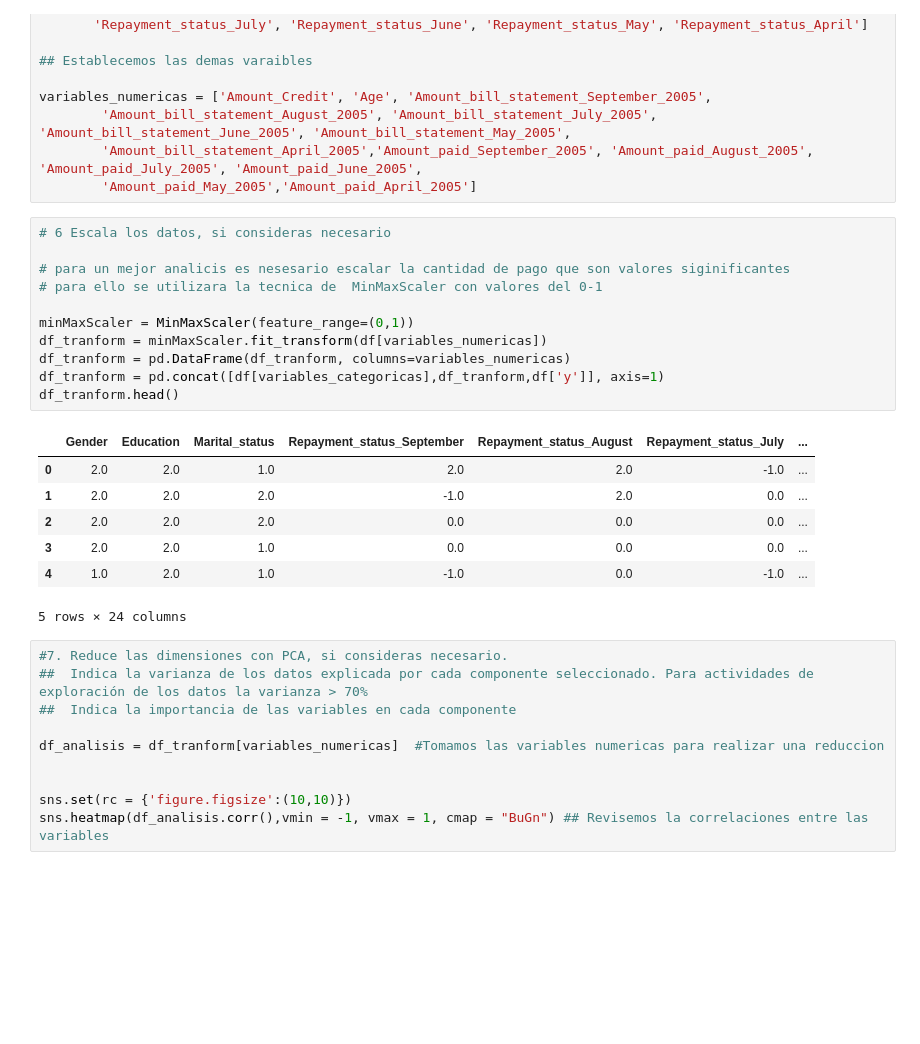
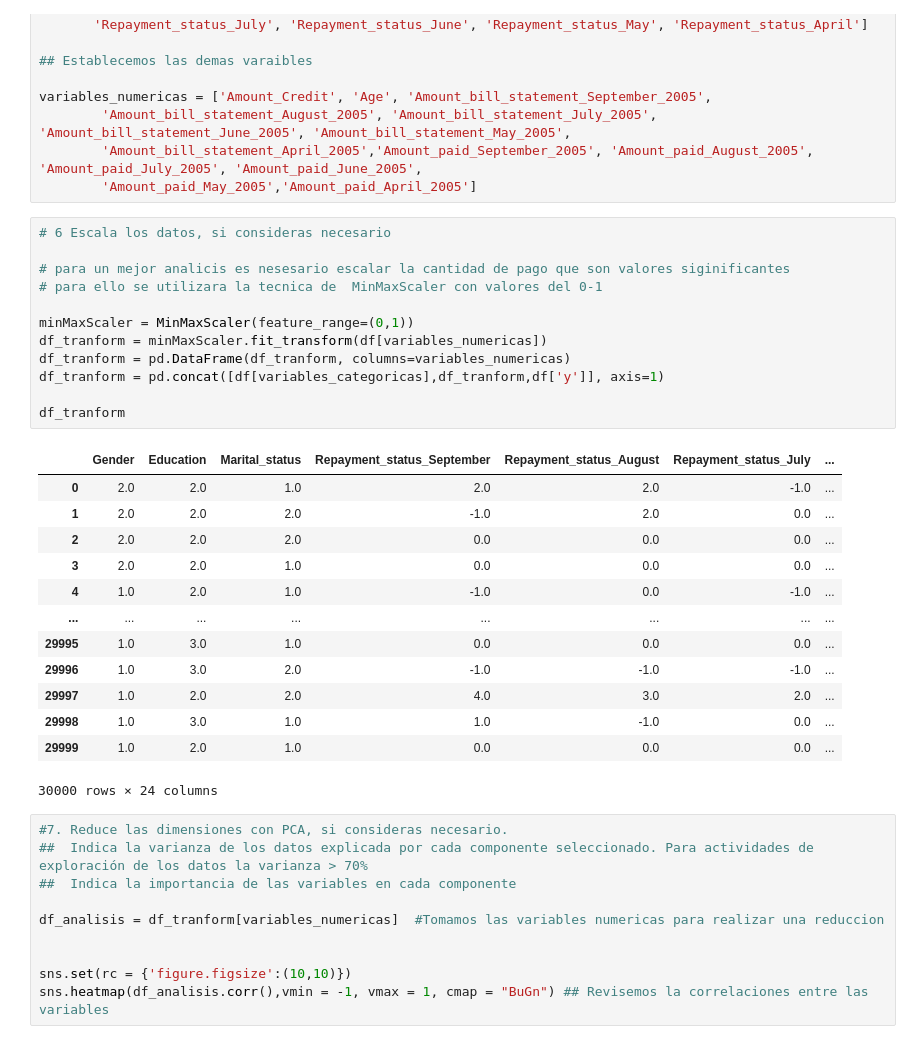
Before and after one commit to PosgradoMNA/actividades-de-aprendizaje-JersonDavidPerezContreras, a Jupyter notebook: Actividad_Semanal_6,_visualización.ipynb, the cells around one changed output. Saved outputs shown, nothing was run; the diff lists cells and outputs as text; blank space fills up the shorter version.

```diff
--- a/Actividad_Semanal_6,_visualización.ipynb
+++ b/Actividad_Semanal_6,_visualización.ipynb
@@ -251,22 +251,29 @@ variables_numericas = ['Amount_Credit', 'Age', 'Amount_bill_statement_September_
 # %%
 # 6 Escala los datos, si consideras necesario
 
 # para un mejor analicis es nesesario escalar la cantidad de pago que son valores siginificantes
 # para ello se utilizara la tecnica de  MinMaxScaler con valores del 0-1
 
 minMaxScaler = MinMaxScaler(feature_range=(0,1))
 df_tranform = minMaxScaler.fit_transform(df[variables_numericas])
 df_tranform = pd.DataFrame(df_tranform, columns=variables_numericas)
 df_tranform = pd.concat([df[variables_categoricas],df_tranform,df['y']], axis=1)
-df_tranform.head()
+
+df_tranform
 # %% [output]
 |  | Gender | Education | Marital_status | Repayment_status_September | Repayment_status_August | Repayment_status_July | ... |
 | 0 | 2.0 | 2.0 | 1.0 | 2.0 | 2.0 | -1.0 | ... |
 | 1 | 2.0 | 2.0 | 2.0 | -1.0 | 2.0 | 0.0 | ... |
 | 2 | 2.0 | 2.0 | 2.0 | 0.0 | 0.0 | 0.0 | ... |
 | 3 | 2.0 | 2.0 | 1.0 | 0.0 | 0.0 | 0.0 | ... |
 | 4 | 1.0 | 2.0 | 1.0 | -1.0 | 0.0 | -1.0 | ... |
+| ... | ... | ... | ... | ... | ... | ... | ... |
+| 29995 | 1.0 | 3.0 | 1.0 | 0.0 | 0.0 | 0.0 | ... |
+| 29996 | 1.0 | 3.0 | 2.0 | -1.0 | -1.0 | -1.0 | ... |
+| 29997 | 1.0 | 2.0 | 2.0 | 4.0 | 3.0 | 2.0 | ... |
+| 29998 | 1.0 | 3.0 | 1.0 | 1.0 | -1.0 | 0.0 | ... |
+| 29999 | 1.0 | 2.0 | 1.0 | 0.0 | 0.0 | 0.0 | ... |
-5 rows × 24 columns
+30000 rows × 24 columns
 # %%
 #7. Reduce las dimensiones con PCA, si consideras necesario.
 ##  Indica la varianza de los datos explicada por cada componente seleccionado. Para actividades de exploración de los datos la varianza > 70%
```
Also changed, not shown: parts of 2 cells of this notebook.
